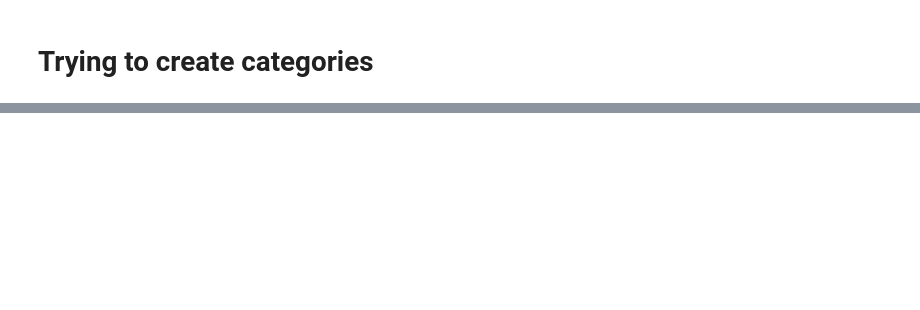
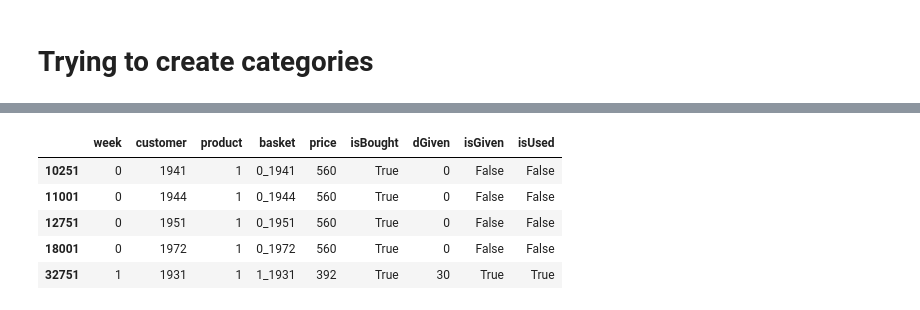
Before and after one commit to stijnbenja/BigData2, a Jupyter notebook: main.ipynb, the cells around one changed output, grey strips where cells are left out. Cells and saved outputs as stored; diff of their text form; code cells hidden in the pictures; blank space fills up the shorter version.

```diff
--- a/main.ipynb
+++ b/main.ipynb
@@ -21,0 +62,9 @@ x_train, y_train, x_test, y_test = split_4_way(base, target_col='isBought')
+# %%
+base[(base['isBought']==1) & (base['product']==1)].head()
+# %% [output]
+|  | week | customer | product | basket | price | isBought | dGiven | isGiven | isUsed |
+| 10251 | 0 | 1941 | 1 | 0_1941 | 560 | True | 0 | False | False |
+| 11001 | 0 | 1944 | 1 | 0_1944 | 560 | True | 0 | False | False |
+| 12751 | 0 | 1951 | 1 | 0_1951 | 560 | True | 0 | False | False |
+| 18001 | 0 | 1972 | 1 | 0_1972 | 560 | True | 0 | False | False |
+| 32751 | 1 | 1931 | 1 | 1_1931 | 392 | True | 30 | True | True |
```
Also changed, not shown: parts of 10 cells of this notebook, 1 other file.
